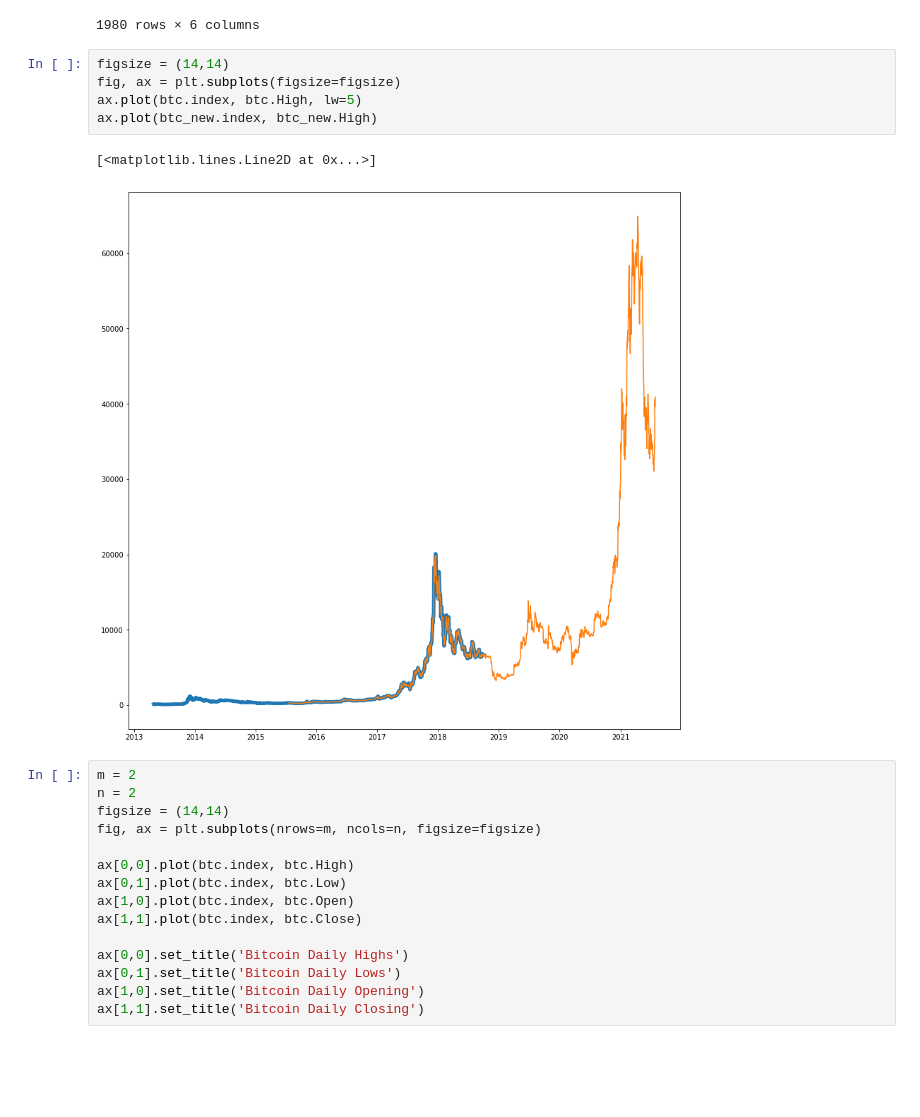
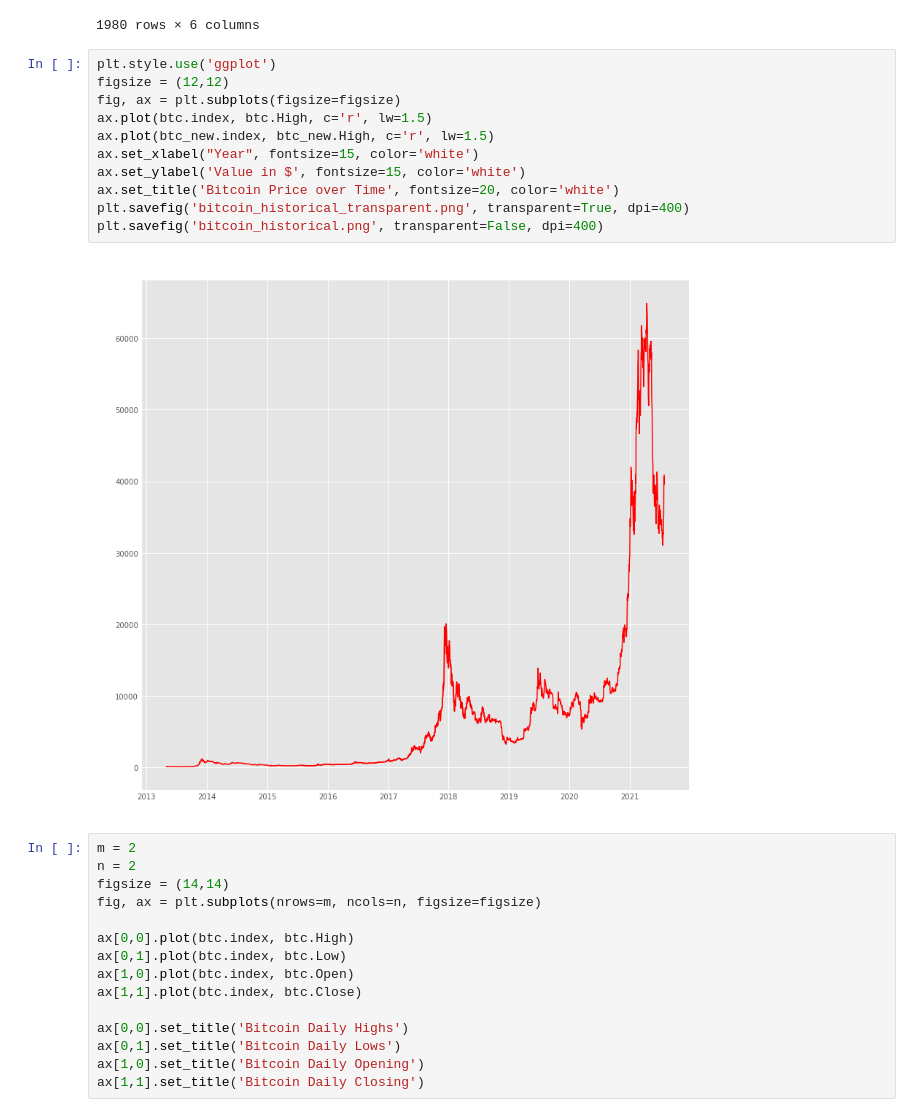
Before and after one commit to samjdedes/time_series_analysis, a Jupyter notebook: notebooks/EDA.ipynb, the cells around one changed output. Cells and saved outputs as stored; diff of their text form; blank space fills up the shorter version.

Commit message:
Complete historical visualization

```diff
--- a/notebooks/EDA.ipynb
+++ b/notebooks/EDA.ipynb
@@ -711,14 +711,19 @@ btcD
 | 2018-09-29 | NaN | NaN | NaN | NaN | NaN | NaN |
 | 2018-09-30 | 6620.669630 | 6711.180000 | 6516.843704 | 6609.207407 | 4.309814e+09 | 1.143120e+11 |
 1980 rows × 6 columns
-# %%
-figsize = (14,14)
-fig, ax = plt.subplots(figsize=figsize)
-ax.plot(btc.index, btc.High, lw=5)
-ax.plot(btc_new.index, btc_new.High)
-# %% [output]
-[<matplotlib.lines.Line2D at 0x...>]
-[figure, removed]
+# %%
+plt.style.use('ggplot')
+figsize = (12,12)
+fig, ax = plt.subplots(figsize=figsize)
+ax.plot(btc.index, btc.High, c='r', lw=1.5)
+ax.plot(btc_new.index, btc_new.High, c='r', lw=1.5)
+ax.set_xlabel("Year", fontsize=15, color='white')
+ax.set_ylabel('Value in $', fontsize=15, color='white')
+ax.set_title('Bitcoin Price over Time', fontsize=20, color='white')
+plt.savefig('bitcoin_historical_transparent.png', transparent=True, dpi=400)
+plt.savefig('bitcoin_historical.png', transparent=False, dpi=400)
+# %% [output]
+[figure, added]
 # %%
 m = 2
 n = 2
```
Also changed, not shown: parts of 1 cell of this notebook, 2 other files.
